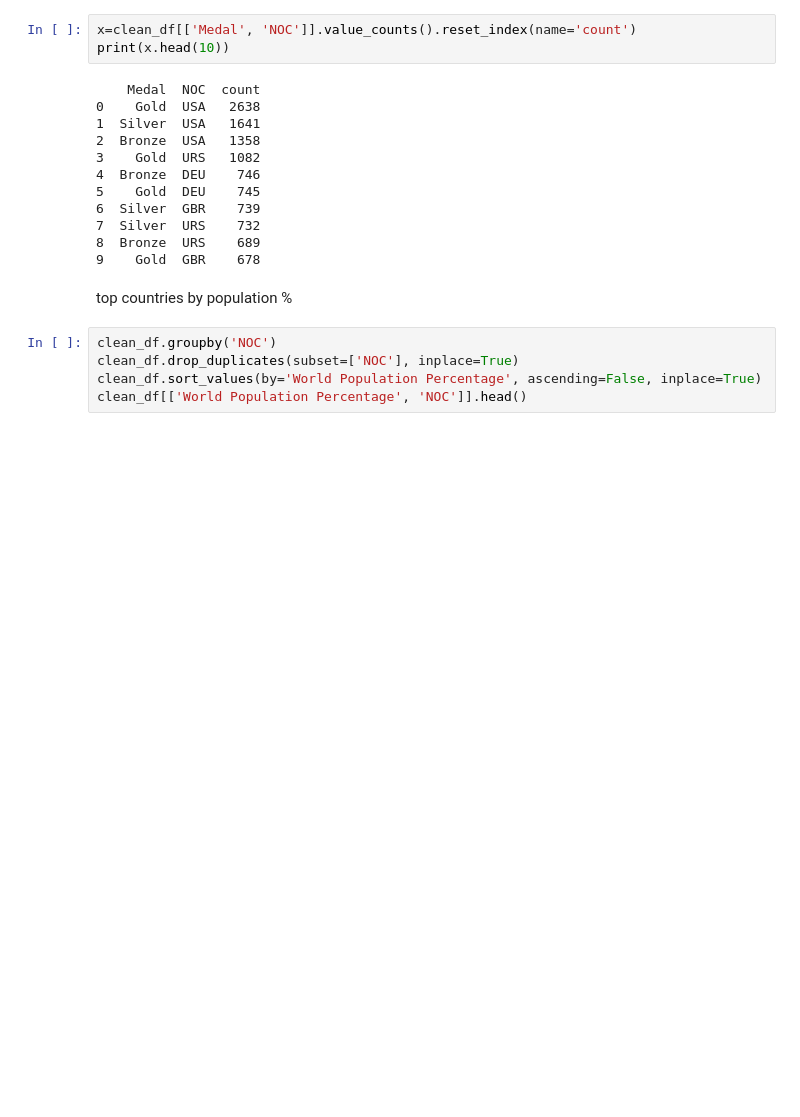
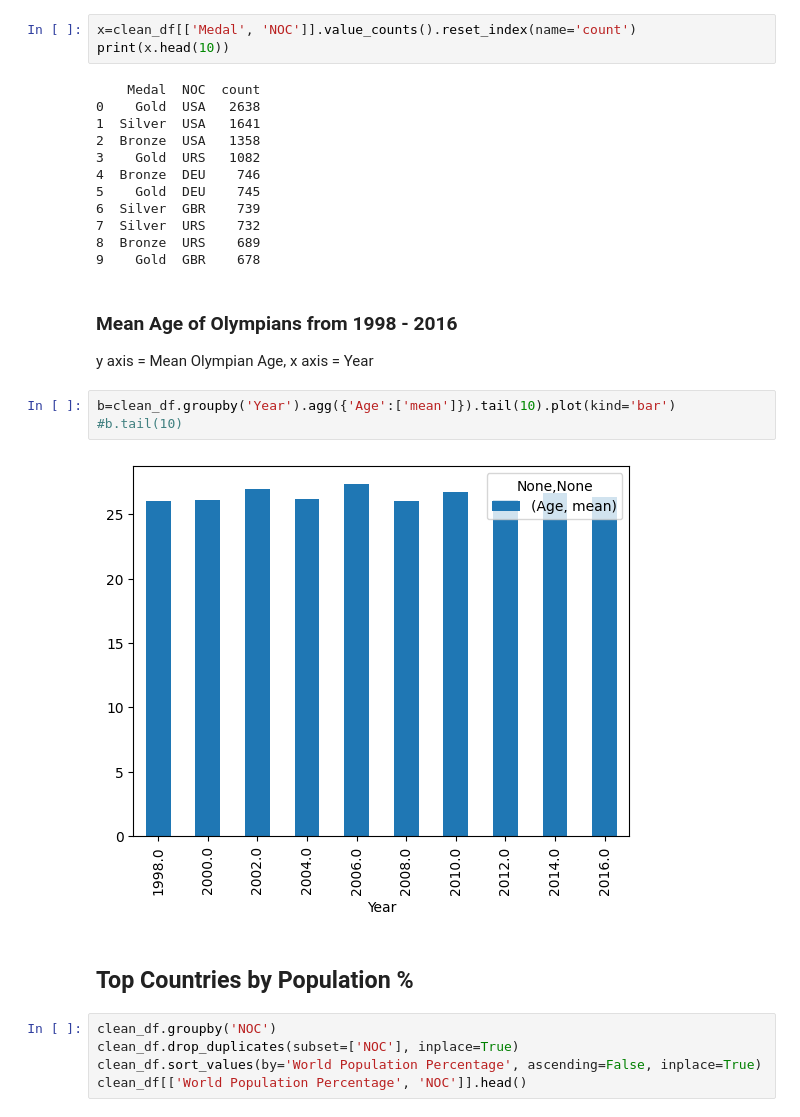
Before and after one commit to amhaas01/Olympic-History, a Jupyter notebook: analyze.ipynb, the cells around one changed output. Cells and saved outputs as stored; diff of their text form; blank space fills up the shorter version.

```diff
--- a/analyze.ipynb
+++ b/analyze.ipynb
@@ -38,8 +36,17 @@ print(x.head(10))
 7  Silver  URS    732
 8  Bronze  URS    689
 9    Gold  GBR    678
-# %% [markdown]
-top countries by population %
+# %% [markdown]
+### Mean Age of Olympians from 1998 - 2016
+y axis = Mean Olympian Age,
+x axis = Year
+# %%
+b=clean_df.groupby('Year').agg({'Age':['mean']}).tail(10).plot(kind='bar')
+#b.tail(10)
+# %% [output]
+[figure, added]
+# %% [markdown]
+## Top Countries by Population %
 # %%
 clean_df.groupby('NOC')
 clean_df.drop_duplicates(subset=['NOC'], inplace=True)
```
Also changed, not shown: parts of 10 cells of this notebook, 3 other files.
